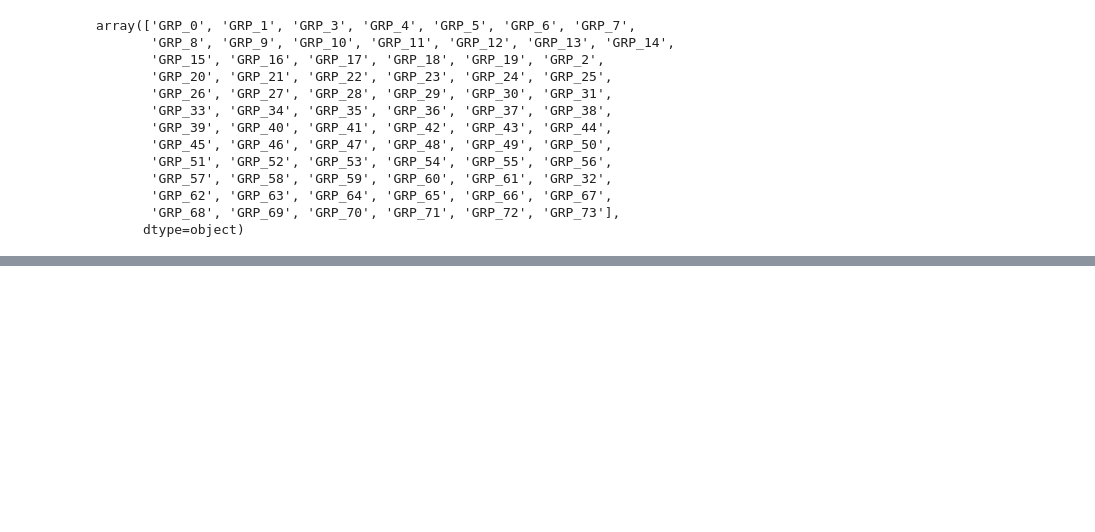
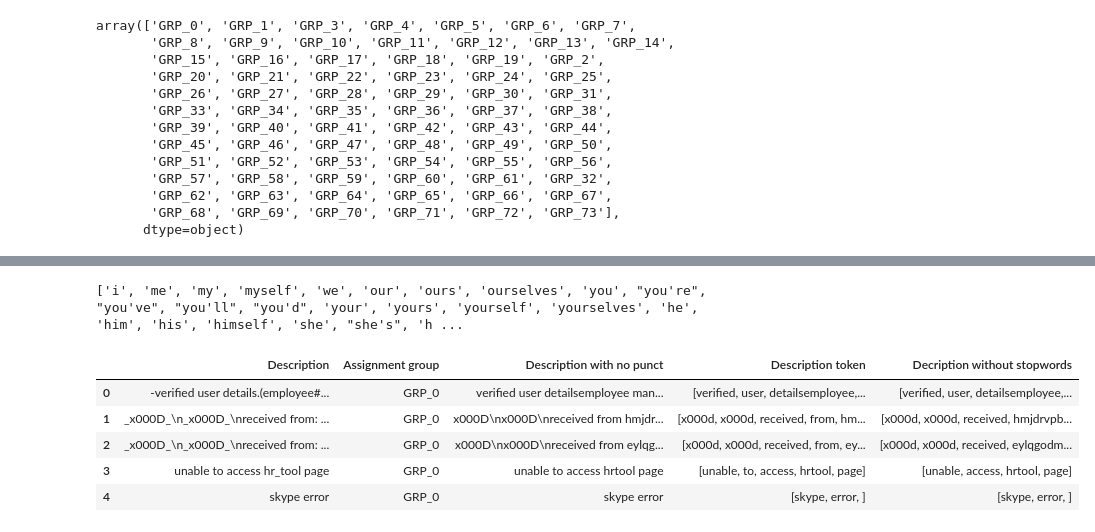
Before and after one commit to 0xkinley/PGP_AIML_CapstoneProject, a Jupyter notebook: EDA and Preprocessing - Notebook.ipynb, the cells around one changed output, grey strips where cells are left out. Drawn from its saved outputs; the diff is of its cells as text; code cells hidden in the pictures; blank space fills up the shorter version.

```diff
--- a/EDA and Preprocessing - Notebook.ipynb
+++ b/EDA and Preprocessing - Notebook.ipynb
@@ -115,0 +138,7 @@ sns.countplot(x='Assignment group', data = data);
+# %%
+def remove_punctuation(text):
+    no_punct=[words for words in text if words not in string.punctuation]
+    words_wo_punct=''.join(no_punct)
+    return words_wo_punct
+data['Description with no punct']=data['Description'].apply(lambda x: remove_punctuation(x))
+data.head()
@@ -115,0 +152,7 @@ sns.countplot(x='Assignment group', data = data);
+# %%
+import re
+def tokenize(text):
+    split=re.split("\W+",text)
+    return split
+data['Description token']=data['Description with no punct'].apply(lambda x: tokenize(x.lower()))
+data.head()
@@ -115,0 +166,18 @@ sns.countplot(x='Assignment group', data = data);
+# %%
+stopword = nltk.corpus.stopwords.words('english')
+print(stopword[:50])
+# %% [output]
+['i', 'me', 'my', 'myself', 'we', 'our', 'ours', 'ourselves', 'you', "you're", "you've", "you'll", "you'd", 'your', 'yours', 'yourself', 'yourselves', 'he', 'him', 'his', 'himself', 'she', "she's", 'h ...
+# %%
+def remove_stopwords(text):
+    text=[word for word in text if word not in stopword]
+    return text
+data['Decription without stopwords'] = data['Description token'].apply(lambda x: remove_stopwords(x))
+data.head()
+# %% [output]
+|  | Description | Assignment group | Description with no punct | Description token | Decription without stopwords |
+| 0 | -verified user details.(employee#... | GRP_0 | verified user detailsemployee man... | [verified, user, detailsemployee,... | [verified, user, detailsemployee,... |
+| 1 | _x000D_\n_x000D_\nreceived from: ... | GRP_0 | x000D\nx000D\nreceived from hmjdr... | [x000d, x000d, received, from, hm... | [x000d, x000d, received, hmjdrvpb... |
+| 2 | _x000D_\n_x000D_\nreceived from: ... | GRP_0 | x000D\nx000D\nreceived from eylqg... | [x000d, x000d, received, from, ey... | [x000d, x000d, received, eylqgodm... |
+| 3 | unable to access hr_tool page | GRP_0 | unable to access hrtool page | [unable, to, access, hrtool, page] | [unable, access, hrtool, page] |
+| 4 | skype error | GRP_0 | skype error | [skype, error, ] | [skype, error, ] |
```
Also changed, not shown: parts of 12 cells of this notebook.
